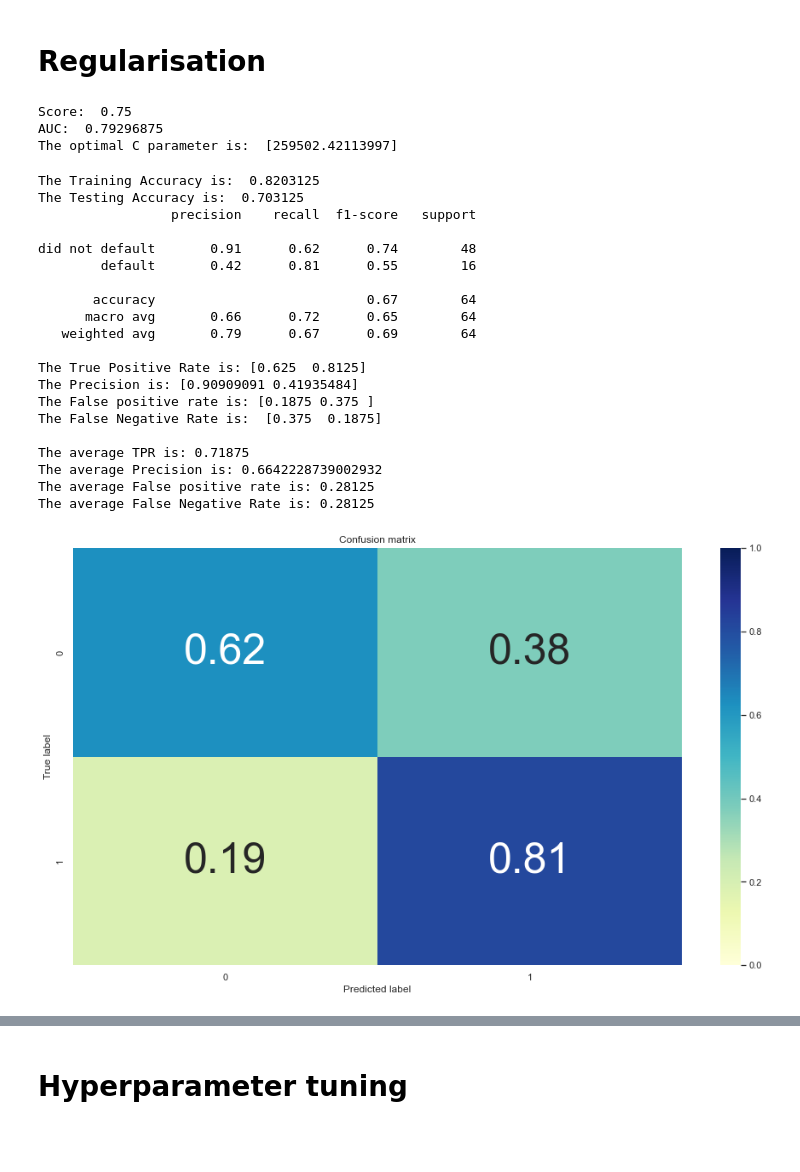
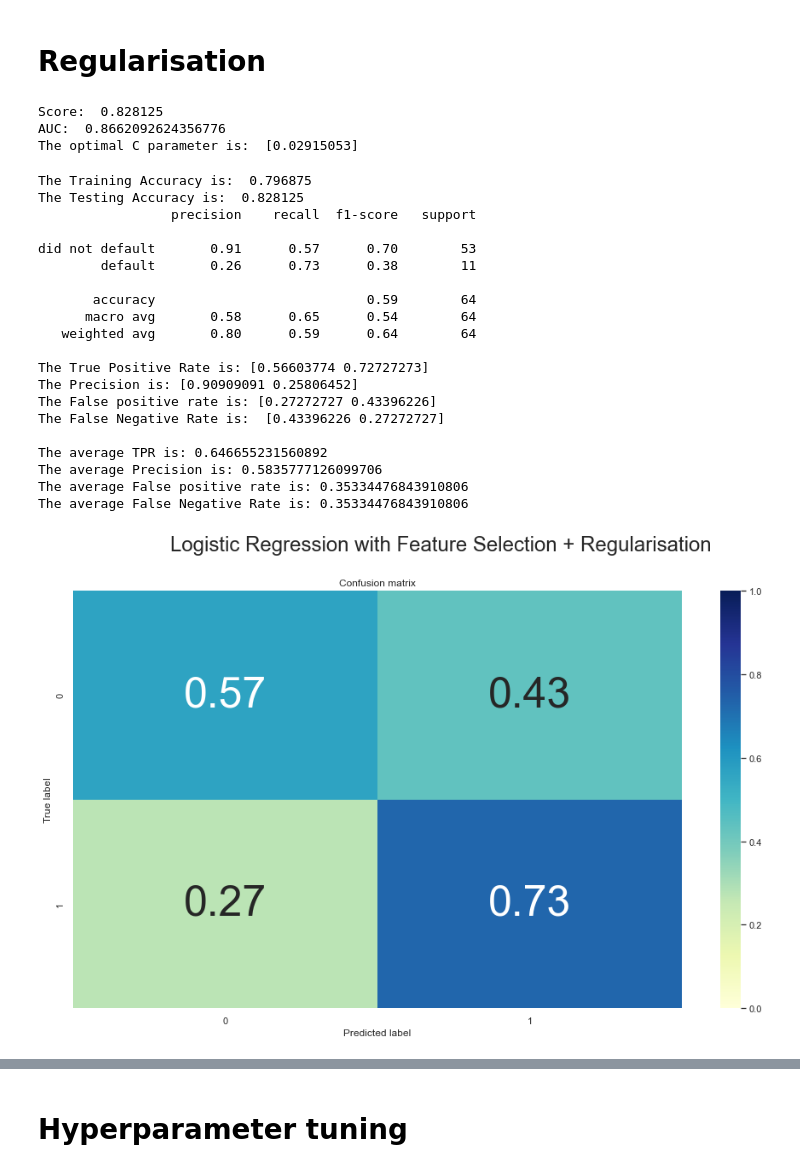
Before and after one commit to Sean-Chaos/DBA-4811-Assignment-2, a Jupyter notebook: Assignment 2 final.ipynb, the cells around one changed output, grey strips where cells are left out. Saved outputs shown, nothing was run; the diff lists cells and outputs as text; code cells hidden in the pictures; blank space fills up the shorter version.

```diff
--- a/Assignment 2 final.ipynb
+++ b/Assignment 2 final.ipynb
@@ -339,6 +350,14 @@ len(features)
 # %% [markdown]
 # Feature selection
 # %%
+df = df_working.copy()
+
+y = df.default
+X = df.drop(["default", "id"], axis = 1)
+
+X_train, X_test, y_train, y_test = train_test_split(X, y, test_size=.2, random_state=0)
+
+#--------------------------------------------------------------------------------------------------
 lr = LogisticRegression(max_iter=500, penalty="none")
 
 sfs = SequentialFeatureSelector(lr, direction='backward')
@@ -348,5 +367,6 @@ features = list(X_train.columns[sfs.get_support()])
 features.append('default')
 
 print(f'Features selected: {features}')
+print(len(features))
 # %% [output]
 Features selected: ['age', 'education', 'payment_status_1', 'payment_status_2', 'payment_status_3', 'due_amt3', 'payment_amt1', 'payment_amt3', 'avg_delay', 'worst_status', 'default']
@@ -469,7 +504,7 @@ df = df.loc[:,features]
 y = df.default
 X = df.drop(["default"], axis = 1)
 
-X_train, X_test, y_train, y_test = train_test_split(X, y, test_size=.2, random_state=0)
+X_train, X_test, y_train, y_test = train_test_split(X, y, test_size=.2, random_state=10)
 
 #--------------------------------------------------------------------------------------------------
 kf = KFold(n_splits=3, random_state=0, shuffle=True)
@@ -484,24 +519,16 @@ print("AUC: ", auc)
 
 print("The optimal C parameter is: ", Log_reg3.C_)
 # %% [output]
-Score:  0.75
-AUC:  0.79296875
-The optimal C parameter is:  [259502.42113997]
+Score:  0.828125
+AUC:  0.8662092624356776
+The optimal C parameter is:  [0.02915053]
 # %%
-df = df_working.copy()
-df = df.loc[:,features]
-
-y = df.default
-X = df.drop(["default"], axis = 1)
-
-X_train, X_test, y_train, y_test = train_test_split(X, y, test_size=.2, random_state=0)
-
 #--------------------------------------------------------------------------------------------------
-model = LogisticRegression(max_iter=500, penalty="l2", C=259502.42113997)
+model = LogisticRegression(max_iter=500, penalty="l2", C=0.02915053)
 model.fit(X_train, y_train)
 
 #--------------------------------------------------------------------------------------------------
-y_pred = (model.predict_proba(X_test)[:,1]>=0.205725).astype(int)
+y_pred = (model.predict_proba(X_test)[:,1]>=0.236630).astype(int)
 
 print("The Training Accuracy is: ", model.score(X_train, y_train))
 print("The Testing Accuracy is: ", model.score(X_test, y_test))
@@ -512,7 +539,8 @@ cm = confusion_matrix(y_test, y_pred)
 cm_norm = cm / cm.sum(axis=1).reshape(-1,1)
 
 plot_confusion_matrix(cm_norm, classes = model.classes_, title='Confusion matrix')
-plt.savefig('temp.png', transparent=True)
+plt.suptitle('Logistic Regression with Feature Selection + Regularisation', fontsize = 24)
+plt.savefig('temp.png', transparent=True, dpi=600)
 
 #--------------------------------------------------------------------------------------------------
 # Calculating False Positives (FP), False Negatives (FN), True Positives (TP) & True Negatives (TN)
@@ -525,48 +553,48 @@ TN = cm.sum() - (FP + FN + TP)
 
 # Sensitivity, hit rate, recall, or true positive rate
 TPR = TP / (TP + FN)
 print("The True Positive Rate is:", TPR)
 
 # Precision or positive predictive value
 PPV = TP / (TP + FP)
 print("The Precision is:", PPV)
 
 # False positive rate or False alarm rate
 FPR = FP / (FP + TN)
 print("The False positive rate is:", FPR)
 
 
 # False negative rate or Miss Rate
 FNR = FN / (FN + TP)
 print("The False Negative Rate is: ", FNR)
 
 ##Total averages :
 print("")
 print("The average TPR is:", TPR.sum()/2)
 print("The average Precision is:", PPV.sum()/2)
 print("The average False positive rate is:", FPR.sum()/2)
 print("The average False Negative Rate is:", FNR.sum()/2)
 # %% [output]
-The Training Accuracy is:  0.8203125
-The Testing Accuracy is:  0.703125
+The Training Accuracy is:  0.796875
+The Testing Accuracy is:  0.828125
                  precision    recall  f1-score   support
 
-did not default       0.91      0.62      0.74        48
-        default       0.42      0.81      0.55        16
+did not default       0.91      0.57      0.70        53
+        default       0.26      0.73      0.38        11
 
-       accuracy                           0.67        64
-      macro avg       0.66      0.72      0.65        64
-   weighted avg       0.79      0.67      0.69        64
+       accuracy                           0.59        64
+      macro avg       0.58      0.65      0.54        64
+   weighted avg       0.80      0.59      0.64        64
 
-The True Positive Rate is: [0.625  0.8125]
-The Precision is: [0.90909091 0.41935484]
-The False positive rate is: [0.1875 0.375 ]
-The False Negative Rate is:  [0.375  0.1875]
+The True Positive Rate is: [0.56603774 0.72727273]
+The Precision is: [0.90909091 0.25806452]
+The False positive rate is: [0.27272727 0.43396226]
+The False Negative Rate is:  [0.43396226 0.27272727]
 
-The average TPR is: 0.71875
-The average Precision is: 0.6642228739002932
-The average False positive rate is: 0.28125
-The average False Negative Rate is: 0.28125
+The average TPR is: 0.646655231560892
+The average Precision is: 0.5835777126099706
+The average False positive rate is: 0.35334476843910806
+The average False Negative Rate is: 0.35334476843910806
-[figure, old version]
+[figure, new version]
 # %%
 #--------------------------------------------------------------------------------------------------
```
Also changed, not shown: parts of 10 cells of this notebook.
